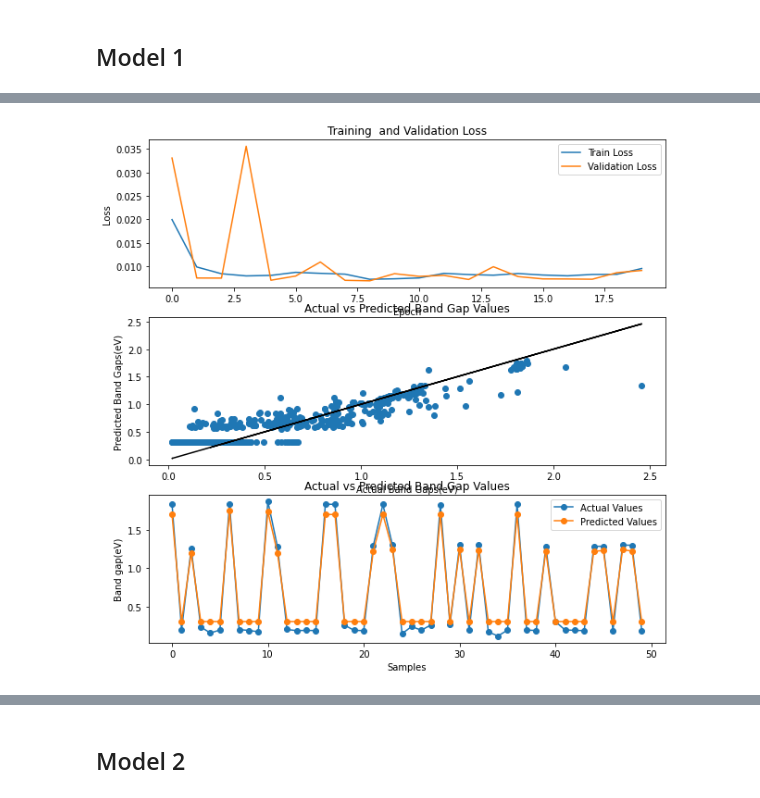
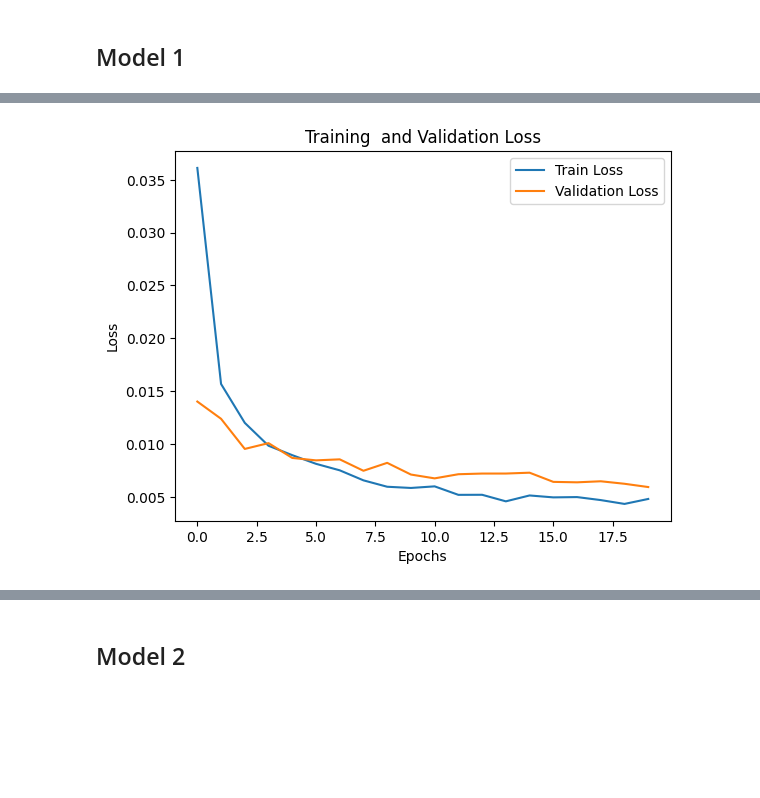
Before and after one commit to AdamKimhub/Msproject1, a Jupyter notebook: gnn_model2.ipynb, the cells around one changed output, grey strips where cells are left out. Drawn from its saved outputs; the diff is of its cells as text; code cells hidden in the pictures; blank space fills up the shorter version.

```diff
--- a/gnn_model2.ipynb
+++ b/gnn_model2.ipynb
@@ -158,20 +25,0 @@ def fast_grapy(dataset):
-# %%
-if not os.path.exists(f"{final_data}/train_graphs.pt"):
-    # Split the data
-    train_set, test_set = train_test_split(comb_df, test_size=0.2, stratify=comb_df['strata'], random_state=42)
-    test_set, val_set = train_test_split(test_set, test_size=0.5, random_state=42)
-
-    # Create graphs for each set
-    train_graphs = fast_grapy(train_set)
-    val_graphs = fast_grapy(val_set)
-    test_graphs = fast_grapy(test_set)
-
-    # Save graphs
-    torch.save(train_graphs, f"{final_data}/train_graphs.pt")
-    torch.save(val_graphs, f"{final_data}/val_graphs.pt")
-    torch.save(test_graphs, f"{final_data}/test_graphs.pt")
-
-else:
-    train_graphs = torch.load(f"{final_data}/train_graphs.pt", weights_only=False)
-    val_graphs = torch.load(f"{final_data}/val_graphs.pt", weights_only=False)
-    test_graphs = torch.load(f"{final_data}/test_graphs.pt", weights_only=False)
@@ -391,15 +445,14 @@ out3: torch.Size([4, 128])
 # %%
-class GNNModelCG(nn.Module):
+class GNNModel1(nn.Module):
     def __init__(self, node_dim=NODE_DIM, edge_dim=EDGE_DIM, hidden_dim=HIDDEN_DIM, embed_dim=EMBED_DIM, u_dim=U_DIM):
         super().__init__()
         # For the edges
-        self.edge_nn = nn.Sequential(
-            nn.Linear(edge_dim, 64),
-            nn.ReLU(),
-            nn.Linear(64, node_dim * hidden_dim)
-        )
 
-        self.conv0 = NNConv(node_dim, hidden_dim, self.edge_nn, aggr='mean')
+        # self.edge_nn = nn.Sequential(nn.Linear(edge_dim, 64),nn.ReLU(),nn.Linear(64, node_dim * hidden_dim))
+
+        # self.conv0 = NNConv(node_dim, hidden_dim, self.edge_nn, aggr='mean')
+        self.conv0 = GATv2Conv(node_dim, hidden_dim, edge_dim=edge_dim)
+
         self.conv1 = CGConv(hidden_dim, edge_dim, aggr='mean') # , batch_norm=True)
         self.conv2 = CGConv(hidden_dim, edge_dim, aggr='mean') # , batch_norm=True)
         self.conv3 = CGConv(hidden_dim, edge_dim, aggr='mean') # , batch_norm=True)
@@ -424,37 +477,58 @@ class GNNModelCG(nn.Module):
             data.batch,
             data.u,
         )
-        # print("New forward pass")
-        # print(x.shape, edge_index.shape, edge_attr.shape, batch.shape, u.shape)
 
         x = F.relu(self.conv0(x, edge_index, edge_attr))
         x = F.relu(self.conv1(x, edge_index, edge_attr))
         x = F.relu(self.conv2(x, edge_index, edge_attr))
         x = F.relu(self.conv3(x, edge_index, edge_attr))
-        # print(x.shape, edge_index.shape, edge_attr.shape, batch.shape, u.shape)
-
-        # x = F.relu(self.conv2(x, edge_index, edge_attr))
-        # print(x.shape, edge_index.shape, edge_attr.shape, batch.shape, u.shape)
 
         x = global_mean_pool(x, batch)
-        # print(x.shape, edge_index.shape, edge_attr.shape, batch.shape, u.shape)
 
         u = self.global_embed(u)
-        # print(x.shape, edge_index.shape, edge_attr.shape, batch.shape, u.shape)
 
         x = torch.cat([x, u], dim=1)
-        # print(x.shape, edge_index.shape, edge_attr.shape, batch.shape, u.shape)
 
         the_return = self.fc(x)
         return the_return
 
-# Use the CGConv-only model if you want a simpler graph architecture.
-GNN_model_cg = GNNModelCG().to(device)
 
-# optimizer
-optimizer = torch.optim.Adam(GNN_model_cg.parameters(), lr=0.001)
+# PARAMETERIZE THE MODEL
 
-# Train the model
-train_losses, val_losses = train(GNN_model_cg, train_loader, val_loader, epochs=20, optimizer=optimizer, loss_fn=loss_fn)
-get_graphs(train_losses, val_losses, GNN_model_cg)
+device = torch.device('cuda' if torch.cuda.is_available() else 'cpu')
+model1 = GNNModel1().to(device)
+optimizer = torch.optim.Adam(model1.parameters(), lr=0.001)
+scheduler = torch.optim.lr_scheduler.StepLR(optimizer, step_size=30, gamma=0.5)
+# loss_fn = LogCoshLoss()
+loss_fn = RelativeWeightedLoss()
+EPOCHS = 20
+
+# TRAIN AND VALIDATE MODEL
+
+train_losses = []
+val_losses = []
+
+for epoch in range(1, EPOCHS+1):
+    t_loss = train(model1, train_loader, loss_fn, device, optimizer)
+    train_losses.append(t_loss)
+
+    v_loss = evaluate(model1, val_loader, loss_fn, device)
+    val_losses.append(v_loss)
+
+    scheduler.step()
+    print(f'Epoch {epoch:03d}, Train Loss: {t_loss:.4f}, Val Loss: {v_loss:.4f}')
+
+test_loss = evaluate(model1, test_loader, loss_fn, device)
+print(f'Test Loss: {test_loss:.4f}')
+
+
+# VISUALIZE METRICS
+
+plt.plot(train_losses, label='Train Loss')
+plt.plot(val_losses, label='Validation Loss')
+plt.xlabel('Epochs')
+plt.ylabel('Loss')
+plt.title('Training  and Validation Loss')
+plt.legend()
+plt.show()
 # %% [output]
@@ -478 +552 @@ Test Loss: 0.0098
-[figure, old version]
+[figure, new version]
```
Also changed, not shown: parts of 22 cells of this notebook, 15 other files.
